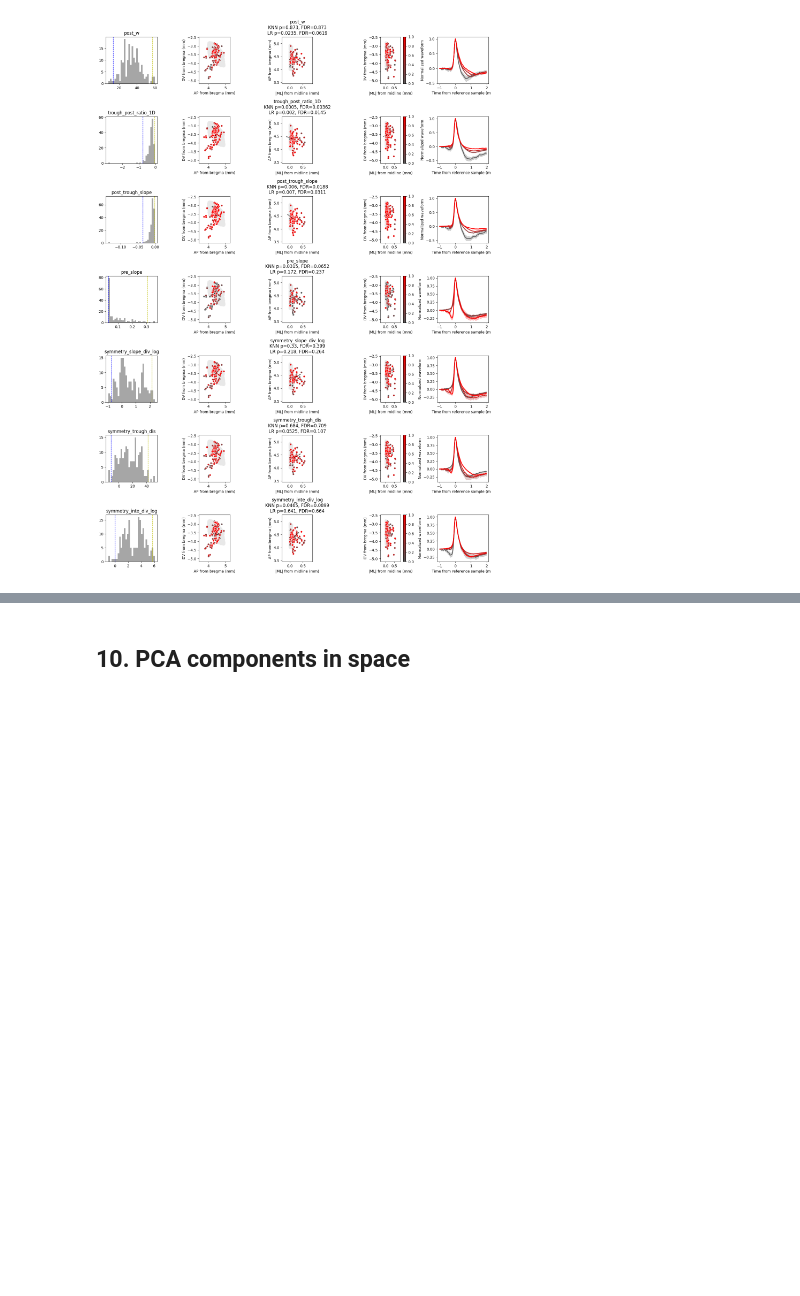
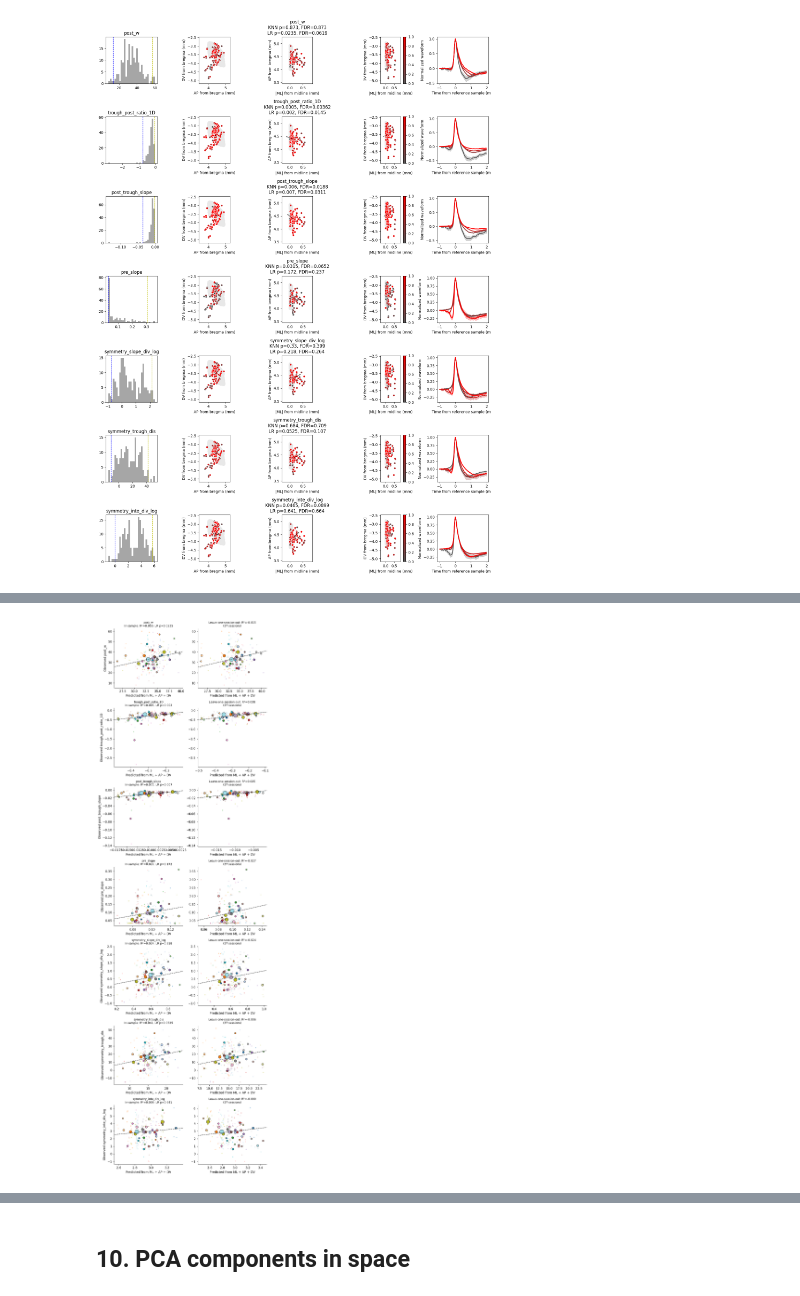
Before and after one commit to AllenNeuralDynamics/LC-beh-physiology-analysis, a Jupyter notebook: code/beh_ephys_analysis/session_combine/manuscript_figures/F_waveform_space_DRN_v2.ipynb, the cells around one changed output, grey strips where cells are left out. Drawn from its saved outputs; the diff is of its cells as text; code cells hidden in the pictures; blank space fills up the shorter version.

Commit message:
various spatial analyses

```diff
--- a/code/beh_ephys_analysis/session_combine/manuscript_figures/F_waveform_space_DRN_v2.ipynb
+++ b/code/beh_ephys_analysis/session_combine/manuscript_figures/F_waveform_space_DRN_v2.ipynb
@@ -541,0 +549,88 @@ plt.show()
+# %%
+def linear_design(X):
+    return np.column_stack([np.ones(len(X)), X])
+
+
+def loso_linear_predictions(X, y, groups):
+    """Predict each group from an OLS fit y ~ 1 + X on all other groups."""
+    A = linear_design(X)
+    pred = np.full(len(y), np.nan)
+    for g in np.unique(groups):
+        te = groups == g
+        beta = np.linalg.lstsq(A[~te], y[~te], rcond=None)[0]
+        pred[te] = A[te] @ beta
+    return pred
+
+
+def r2_from_pred(y, pred):
+    return 1 - np.sum((y - pred)**2) / np.sum((y - y.mean())**2)
+
+
+fig, axes = plt.subplots(len(focus_features), 2, figsize=(8, 3.6*len(focus_features)), squeeze=False)
+obs_pred_summary = []
+
+for row, feature in enumerate(focus_features):
+    if feature not in spatial_dependence_results:
+        for ax in axes[row]: ax.axis('off')
+        continue
+
+    df_f = base_df.loc[np.isfinite(base_df[feature].to_numpy(dtype=float))]
+    X = np.stack(df_f['ccf_plot'].to_numpy())
+    y = df_f[feature].to_numpy(dtype=float)
+    sess = df_f['session'].to_numpy()
+    sess_codes = pd.factorize(sess)[0]
+    n_sess = sess_codes.max() + 1
+
+    lt = spatial_dependence_results[feature]['linear_trend']
+    coef = np.asarray(lt['coef_const_x_y_z'], dtype=float)
+    preds = {
+        'In-sample': linear_design(X) @ coef,
+        'Leave-one-session-out': loso_linear_predictions(X, y, sess),
+    }
+    r2s = {k: r2_from_pred(y, p) for k, p in preds.items()}
+    obs_pred_summary.append({
+        'feature': feature, 'n_units': len(y), 'n_sessions': n_sess,
+        'r2_in_sample': r2s['In-sample'], 'r2_loso': r2s['Leave-one-session-out'],
+        'lr_p': lt['p_value_permutation_r2'], 'lr_fdr': lt.get('p_value_permutation_r2_fdr', np.nan),
+    })
+
+    y_pad = 0.05 * (y.max() - y.min())
+    ylim = (y.min() - y_pad, y.max() + y_pad)
+    for col, (label, pred) in enumerate(preds.items()):
+        ax = axes[row, col]
+        color_kw = dict(cmap='tab20', vmin=0, vmax=max(n_sess - 1, 1))
+        ax.scatter(pred, y, c=sess_codes, **color_kw, s=10, alpha=0.4, linewidth=0)
+        means = (pd.DataFrame({'pred': pred, 'y': y, 's': sess_codes})
+                 .groupby('s').agg(pred=('pred', 'mean'), y=('y', 'mean'), n=('y', 'size')))
+        ax.scatter(means.pred, means.y, c=means.index.to_numpy(), **color_kw,
+                   s=15 + 6*means.n, edgecolor='k', linewidth=0.7, zorder=3)
+
+        # Prediction range is usually much narrower than the observed range, so
+        # the axes are scaled independently and the identity line spans their overlap.
+        x_pad = 0.05 * (pred.max() - pred.min())
+        xlim = (pred.min() - x_pad, pred.max() + x_pad)
+        lo, hi = max(xlim[0], ylim[0]), min(xlim[1], ylim[1])
+        if lo < hi:
+            ax.plot([lo, hi], [lo, hi], 'k--', linewidth=1, zorder=4)
+        ax.set_xlim(xlim)
+        ax.set_ylim(ylim)
+
+        if col == 0:
+            ax.set_title(f'{feature}\n{label}: R²={r2s[label]:.3f}, LR p={lt["p_value_permutation_r2"]:.3g}',
+                         fontsize=9)
+            ax.set_ylabel(f'Observed {feature}')
+        else:
+            ax.set_title(f'{label}: R²={r2s[label]:.3f}\n({n_sess} sessions)', fontsize=9)
+        ax.set_xlabel('Predicted from ML + AP + DV')
+        ax.spines['top'].set_visible(False)
+        ax.spines['right'].set_visible(False)
+
+plt.tight_layout()
+save_fig(fig, os.path.join(target_folder, f'wf_feature_obs_vs_pred_{criteria_name}'),
+         formats=('pdf', 'svg', 'png'), dpi=300, bbox_inches='tight')
+plt.show()
+
+obs_pred_summary = pd.DataFrame(obs_pred_summary)
+display(obs_pred_summary.round(4))
+# %% [output]
+[figure, added]
```
Also changed, not shown: parts of 3 cells of this notebook, 17 other files.
